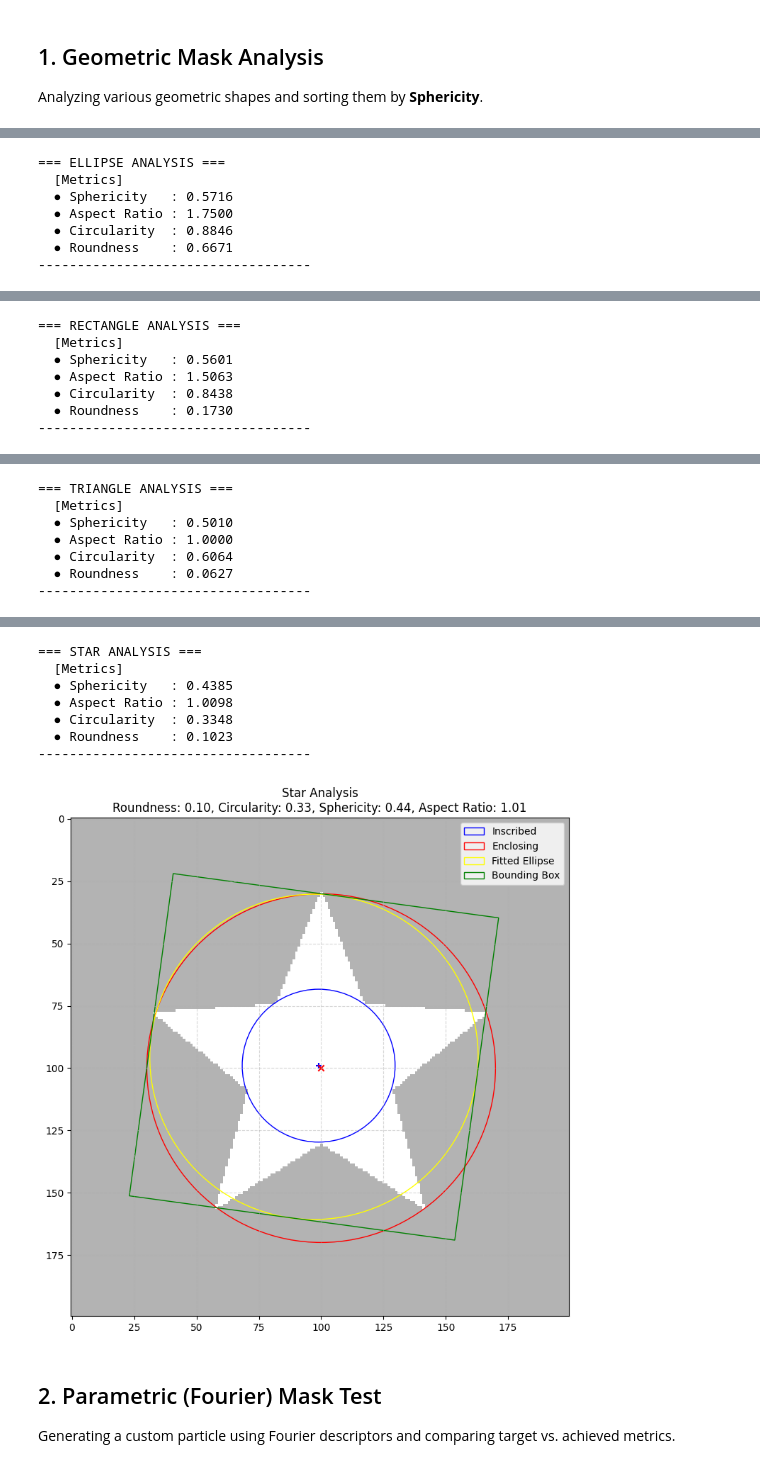
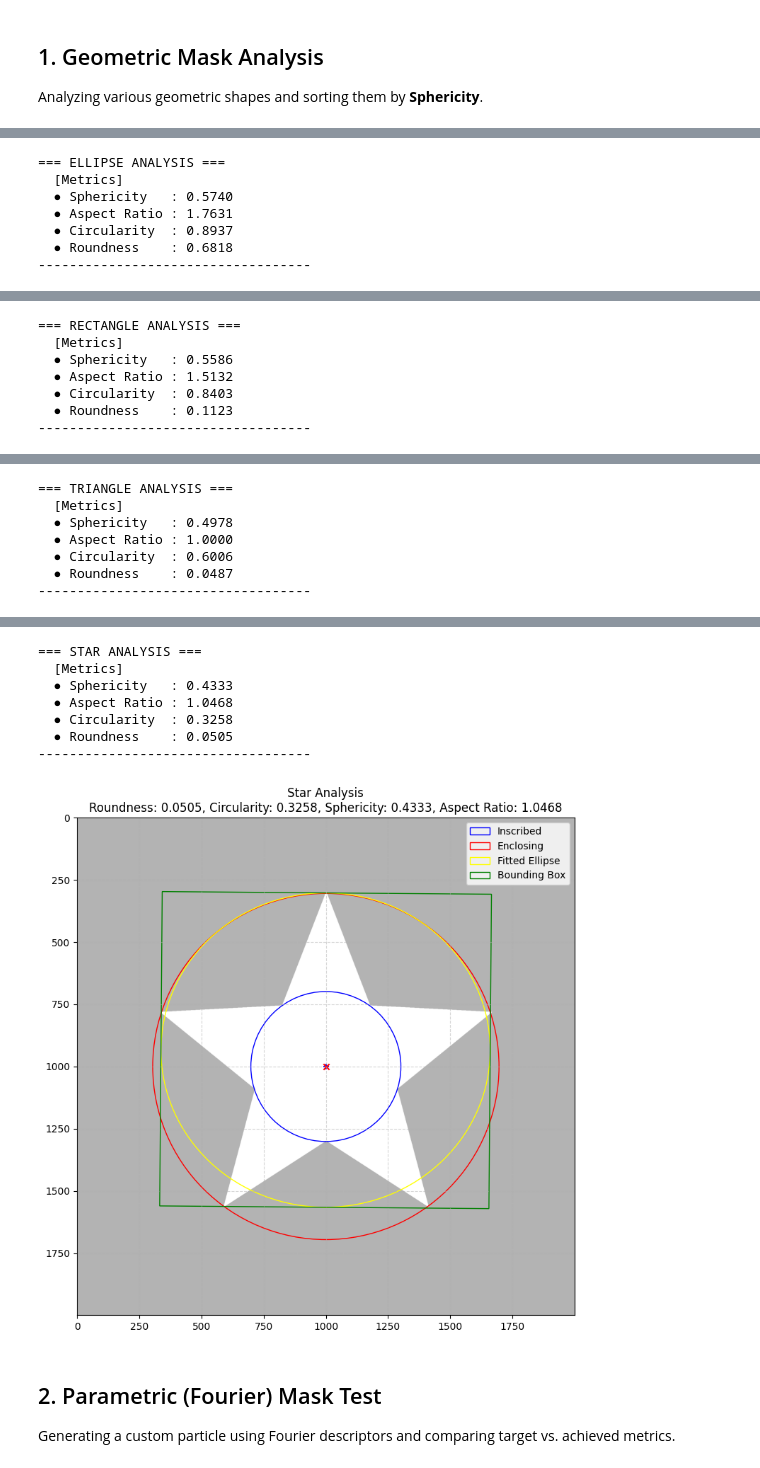
Before and after one commit to phykn/partimorph, a Jupyter notebook: test.ipynb, the cells around one changed output, grey strips where cells are left out. Drawn from its saved outputs; the diff is of its cells as text; code cells hidden in the pictures.

```diff
--- a/test.ipynb
+++ b/test.ipynb
@@ -17,26 +17,28 @@ from partimorph.utils import (
 ## 1. Geometric Mask Analysis
 Analyzing various geometric shapes and sorting them by **Sphericity**.
 # %%
-shape = (200, 200)
+shape = (2000, 2000)
 masks = [
-    ("Circle", create_circle_mask(shape, center=(100, 100), radius=50)),
+    ("Circle", create_circle_mask(shape, center=(1000, 1000), radius=500)),
     (
         "Ellipse",
-        create_ellipse_mask(shape, center=(100, 100), radius_x=70, radius_y=40),
+        create_ellipse_mask(shape, center=(1000, 1000), radius_x=700, radius_y=400),
     ),
     (
         "Rectangle",
-        create_rectangle_mask(shape, top_left=(60, 40), bottom_right=(140, 160)),
+        create_rectangle_mask(shape, top_left=(600, 400), bottom_right=(1400, 1600)),
     ),
-    ("Square", create_square_mask(shape, top_left=(60, 60), size=80)),
+    ("Square", create_square_mask(shape, top_left=(600, 600), size=800)),
     (
         "Triangle",
-        create_triangle_mask(shape, v1=(40, 160), v2=(160, 160), v3=(100, 40)),
+        create_triangle_mask(shape, v1=(400, 1600), v2=(1600, 1600), v3=(1000, 400)),
     ),
-    ("Pentagon", create_pentagon_mask(shape, center=(100, 100), radius=60)),
+    ("Pentagon", create_pentagon_mask(shape, center=(1000, 1000), radius=600)),
     (
         "Star",
-        create_star_mask(shape, center=(100, 100), outer_radius=70, inner_radius=30),
+        create_star_mask(
+            shape, center=(1000, 1000), outer_radius=700, inner_radius=300
+        ),
     ),
 ]
 
@@ -102,7 +104,7 @@ for item in results_list:
 === ELLIPSE ANALYSIS ===
   [Metrics]
-  ● Sphericity   : 0.5716
-  ● Aspect Ratio : 1.7500
-  ● Circularity  : 0.8846
-  ● Roundness    : 0.6671
+  ● Sphericity   : 0.5740
+  ● Aspect Ratio : 1.7631
+  ● Circularity  : 0.8937
+  ● Roundness    : 0.6818
 -----------------------------------
@@ -110,7 +112,7 @@ for item in results_list:
 === RECTANGLE ANALYSIS ===
   [Metrics]
-  ● Sphericity   : 0.5601
-  ● Aspect Ratio : 1.5063
-  ● Circularity  : 0.8438
-  ● Roundness    : 0.1730
+  ● Sphericity   : 0.5586
+  ● Aspect Ratio : 1.5132
+  ● Circularity  : 0.8403
+  ● Roundness    : 0.1123
 -----------------------------------
@@ -118,7 +120,7 @@ for item in results_list:
 === TRIANGLE ANALYSIS ===
   [Metrics]
-  ● Sphericity   : 0.5010
+  ● Sphericity   : 0.4978
   ● Aspect Ratio : 1.0000
-  ● Circularity  : 0.6064
-  ● Roundness    : 0.0627
+  ● Circularity  : 0.6006
+  ● Roundness    : 0.0487
 -----------------------------------
@@ -126,11 +128,11 @@ for item in results_list:
 === STAR ANALYSIS ===
   [Metrics]
-  ● Sphericity   : 0.4385
-  ● Aspect Ratio : 1.0098
-  ● Circularity  : 0.3348
-  ● Roundness    : 0.1023
+  ● Sphericity   : 0.4333
+  ● Aspect Ratio : 1.0468
+  ● Circularity  : 0.3258
+  ● Roundness    : 0.0505
 -----------------------------------
-[figure, old version]
+[figure, new version]
 # %% [markdown]
 ## 2. Parametric (Fourier) Mask Test
 Generating a custom particle using Fourier descriptors and comparing target vs. achieved metrics.
```
Also changed, not shown: parts of 3 cells of this notebook, 19 other files.
